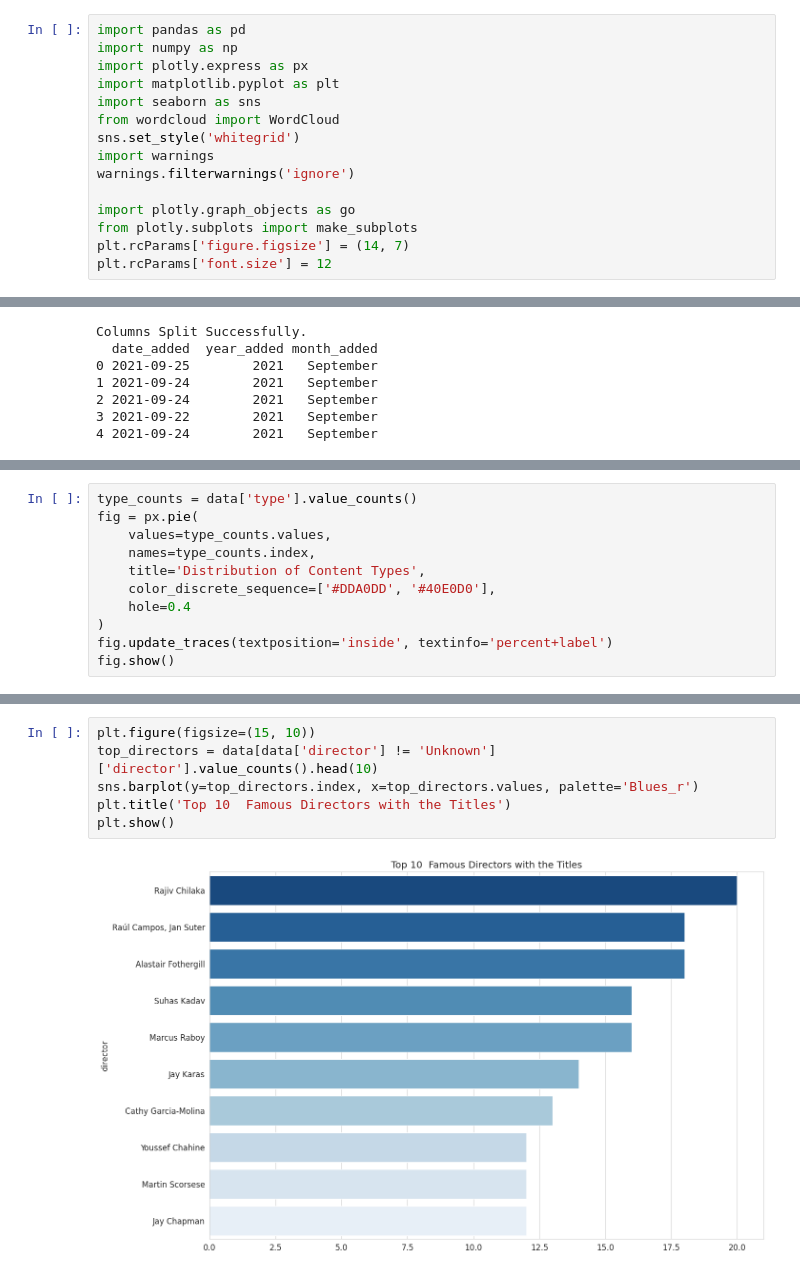
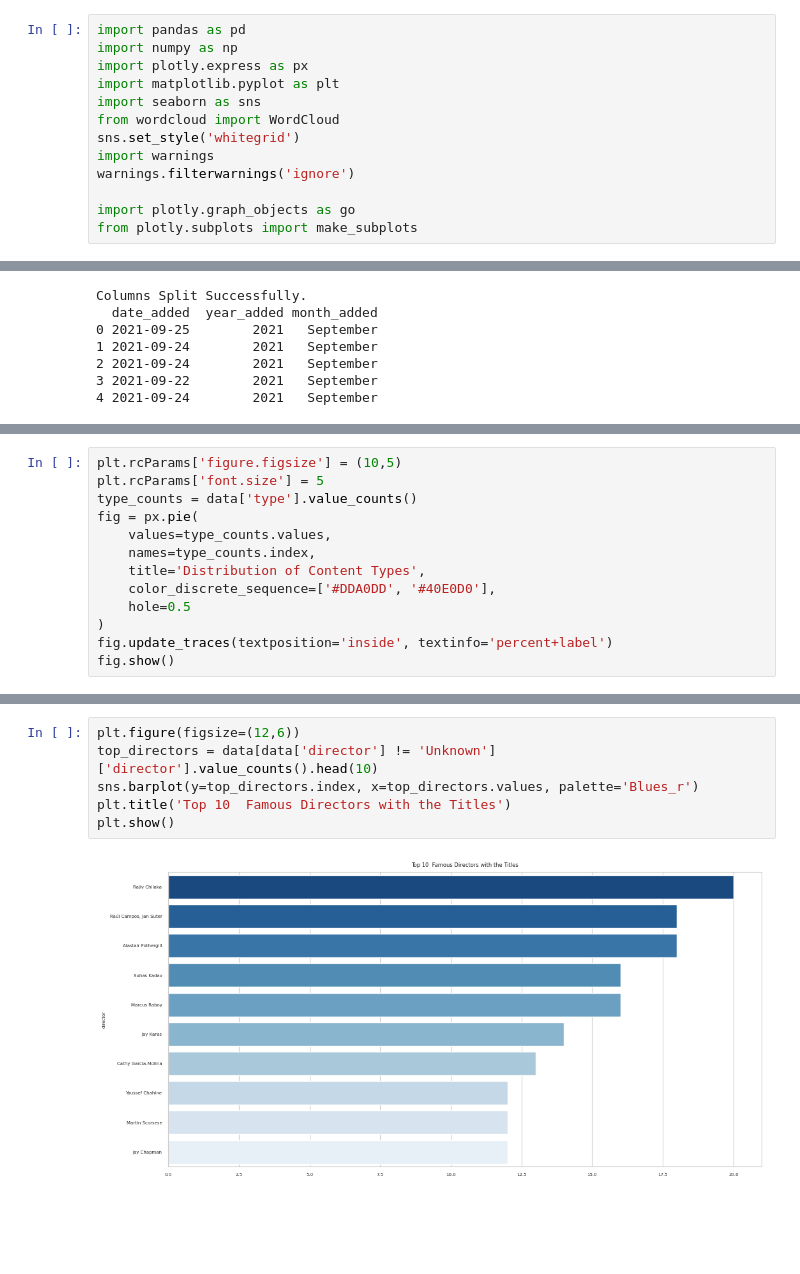
Before and after one commit to Aryan5011/UNIFIED_MENTOR_INTERNSHIP, a Jupyter notebook: NETFLIX_DATA.ipynb, the cells around one changed output, grey strips where cells are left out. Cells and saved outputs as stored; diff of their text form; blank space fills up the shorter version.

```diff
--- a/NETFLIX_DATA.ipynb
+++ b/NETFLIX_DATA.ipynb
@@ -11,8 +11,6 @@ warnings.filterwarnings('ignore')
 
 import plotly.graph_objects as go
 from plotly.subplots import make_subplots
-plt.rcParams['figure.figsize'] = (14, 7)
-plt.rcParams['font.size'] = 12
 # %%
 data = pd.read_csv('netflix1.csv')
 data
@@ -192,22 +190,24 @@ plt.show()
 # %%
+plt.rcParams['figure.figsize'] = (10,5)
+plt.rcParams['font.size'] = 5
 type_counts = data['type'].value_counts()
 fig = px.pie(
     values=type_counts.values,
     names=type_counts.index,
     title='Distribution of Content Types',
     color_discrete_sequence=['#DDA0DD', '#40E0D0'],
-    hole=0.4
+    hole=0.5
 )
 fig.update_traces(textposition='inside', textinfo='percent+label')
 fig.show()
 # %% [output]
 [interactive output not drawn]
 # %%
-plt.figure(figsize=(15, 10))
+plt.figure(figsize=(12,6))
 top_directors = data[data['director'] != 'Unknown']['director'].value_counts().head(10)
 sns.barplot(y=top_directors.index, x=top_directors.values, palette='Blues_r')
 plt.title('Top 10  Famous Directors with the Titles')
 plt.show()
 # %% [output]
-[figure, old version]
+[figure, new version]
 # %%
```
Also changed, not shown: parts of 8 cells of this notebook.
